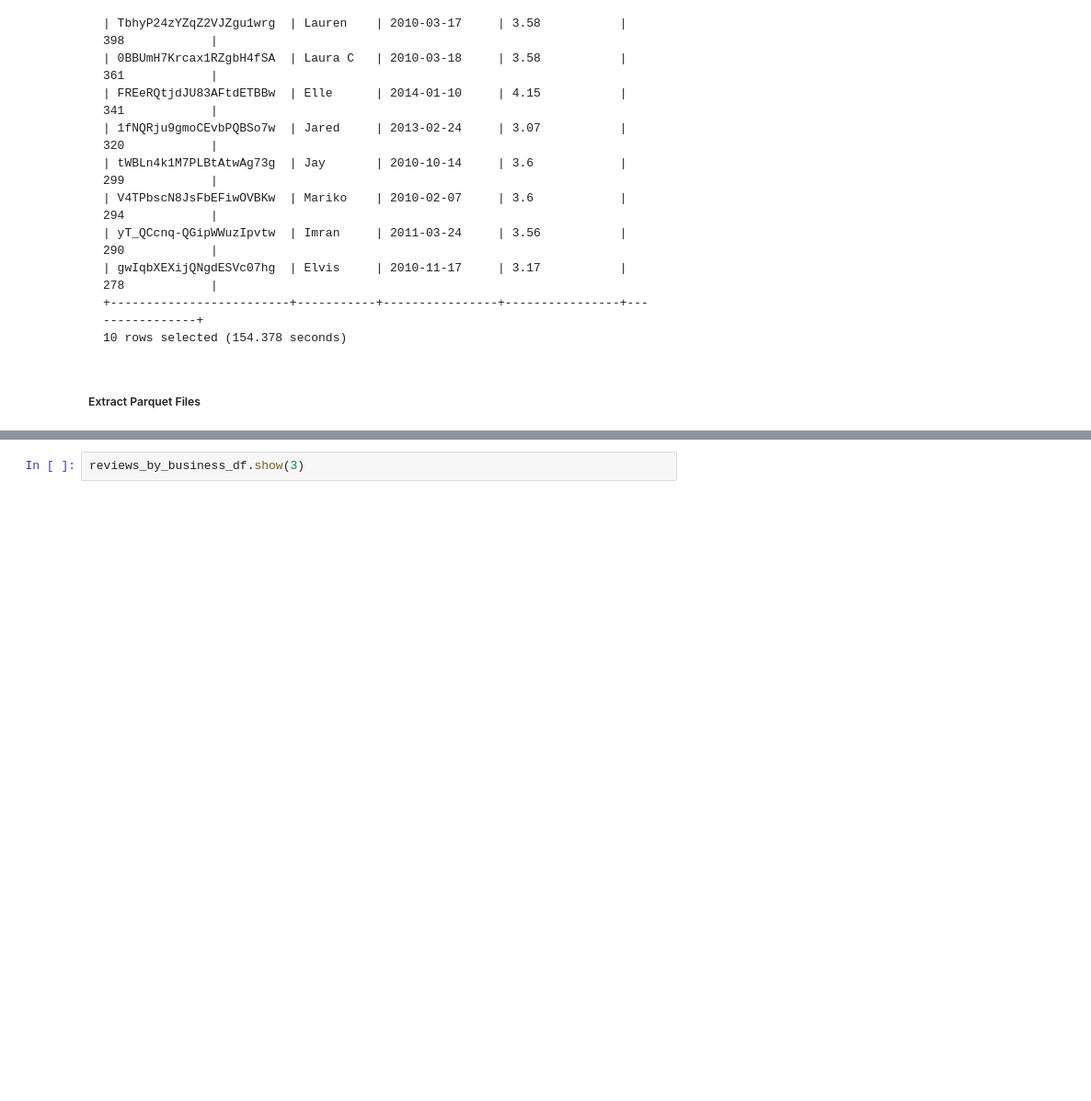
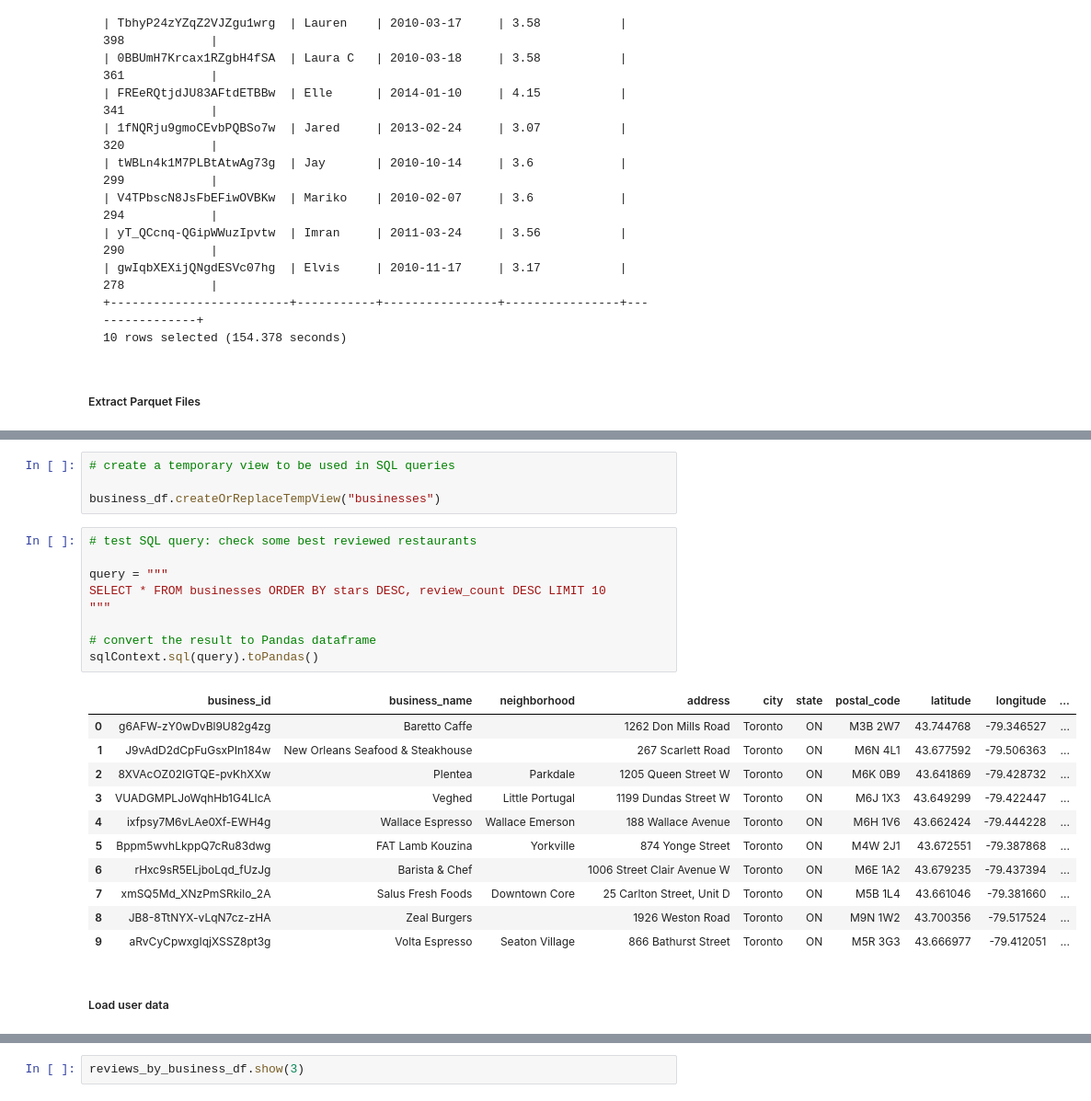
Before and after one commit to Samimust/my-yelper, a Jupyter notebook: Data Wrangling and Exploration.ipynb, the cells around one changed output, grey strips where cells are left out. Shown at 92% size. Drawn from its saved outputs; the diff is of its cells as text; blank space fills up the shorter version.

```diff
--- a/Data Wrangling and Exploration.ipynb
+++ b/Data Wrangling and Exploration.ipynb
@@ -453,0 +402,27 @@ reviews_by_business_df.count()
+# %%
+# create a temporary view to be used in SQL queries
+
+business_df.createOrReplaceTempView("businesses")
+# %%
+# test SQL query: check some best reviewed restaurants
+
+query = """
+SELECT * FROM businesses ORDER BY stars DESC, review_count DESC LIMIT 10
+"""
+
+# convert the result to Pandas dataframe
+sqlContext.sql(query).toPandas()
+# %% [output]
+|  | business_id | business_name | neighborhood | address | city | state | postal_code | latitude | longitude | ... |
+| 0 | g6AFW-zY0wDvBl9U82g4zg | Baretto Caffe |  | 1262 Don Mills Road | Toronto | ON | M3B 2W7 | 43.744768 | -79.346527 | ... |
+| 1 | J9vAdD2dCpFuGsxPIn184w | New Orleans Seafood & Steakhouse |  | 267 Scarlett Road | Toronto | ON | M6N 4L1 | 43.677592 | -79.506363 | ... |
+| 2 | 8XVAcOZ02IGTQE-pvKhXXw | Plentea | Parkdale | 1205 Queen Street W | Toronto | ON | M6K 0B9 | 43.641869 | -79.428732 | ... |
+| 3 | VUADGMPLJoWqhHb1G4LIcA | Veghed | Little Portugal | 1199 Dundas Street W | Toronto | ON | M6J 1X3 | 43.649299 | -79.422447 | ... |
+| 4 | ixfpsy7M6vLAe0Xf-EWH4g | Wallace Espresso | Wallace Emerson | 188 Wallace Avenue | Toronto | ON | M6H 1V6 | 43.662424 | -79.444228 | ... |
+| 5 | Bppm5wvhLkppQ7cRu83dwg | FAT Lamb Kouzina | Yorkville | 874 Yonge Street | Toronto | ON | M4W 2J1 | 43.672551 | -79.387868 | ... |
+| 6 | rHxc9sR5ELjboLqd_fUzJg | Barista & Chef |  | 1006 Street Clair Avenue W | Toronto | ON | M6E 1A2 | 43.679235 | -79.437394 | ... |
+| 7 | xmSQ5Md_XNzPmSRkilo_2A | Salus Fresh Foods | Downtown Core | 25 Carlton Street, Unit D | Toronto | ON | M5B 1L4 | 43.661046 | -79.381660 | ... |
+| 8 | JB8-8TtNYX-vLqN7cz-zHA | Zeal Burgers |  | 1926 Weston Road | Toronto | ON | M9N 1W2 | 43.700356 | -79.517524 | ... |
+| 9 | aRvCyCpwxgIqjXSSZ8pt3g | Volta Espresso | Seaton Village | 866 Bathurst Street | Toronto | ON | M5R 3G3 | 43.666977 | -79.412051 | ... |
+# %% [markdown]
+##### Load user data
```
Also changed, not shown: parts of 111 cells of this notebook.
